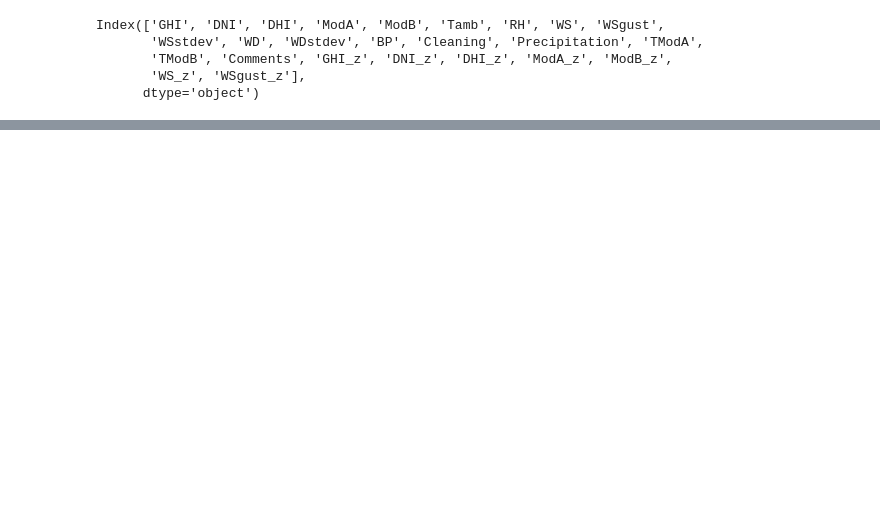
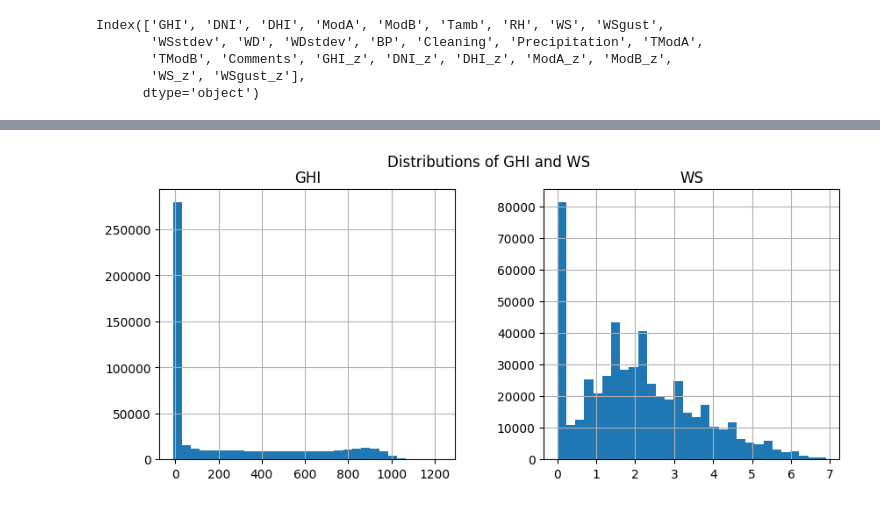
Before and after one commit to mekhlua/solar-challenge-week1, a Jupyter notebook: notebooks/benin_eda.ipynb, the cells around one changed output, grey strips where cells are left out. Drawn from its saved outputs; the diff is of its cells as text; code cells hidden in the pictures; blank space fills up the shorter version.

```diff
--- a/notebooks/benin_eda.ipynb
+++ b/notebooks/benin_eda.ipynb
@@ -80,0 +106,11 @@ Index(['GHI', 'DNI', 'DHI', 'ModA', 'ModB', 'Tamb', 'RH', 'WS', 'WSgust',
+# %%
+import numpy as np
+df_clean['WD_rad'] = np.deg2rad(df_clean['WD'])
+plt.figure(figsize=(8, 6))
+ax = plt.subplot(111, polar=True)
+ax.hist(df_clean['WD_rad'], bins=36, color='skyblue')
+ax.set_title("Wind Direction Distribution")
+plt.show()
+df_clean[['GHI', 'WS']].hist(bins=30, figsize=(10, 4), layout=(1, 2))
+plt.suptitle("Distributions of GHI and WS")
+plt.show()
@@ -80,0 +120,6 @@ Index(['GHI', 'DNI', 'DHI', 'ModA', 'ModB', 'Tamb', 'RH', 'WS', 'WSgust',
+# %%
+df_clean[['GHI', 'WS']].hist(bins=30, figsize=(10, 4), layout=(1, 2))
+plt.suptitle("Distributions of GHI and WS")
+plt.show()
+# %% [output]
+[figure, added]
```
Also changed, not shown: parts of 6 cells of this notebook.
